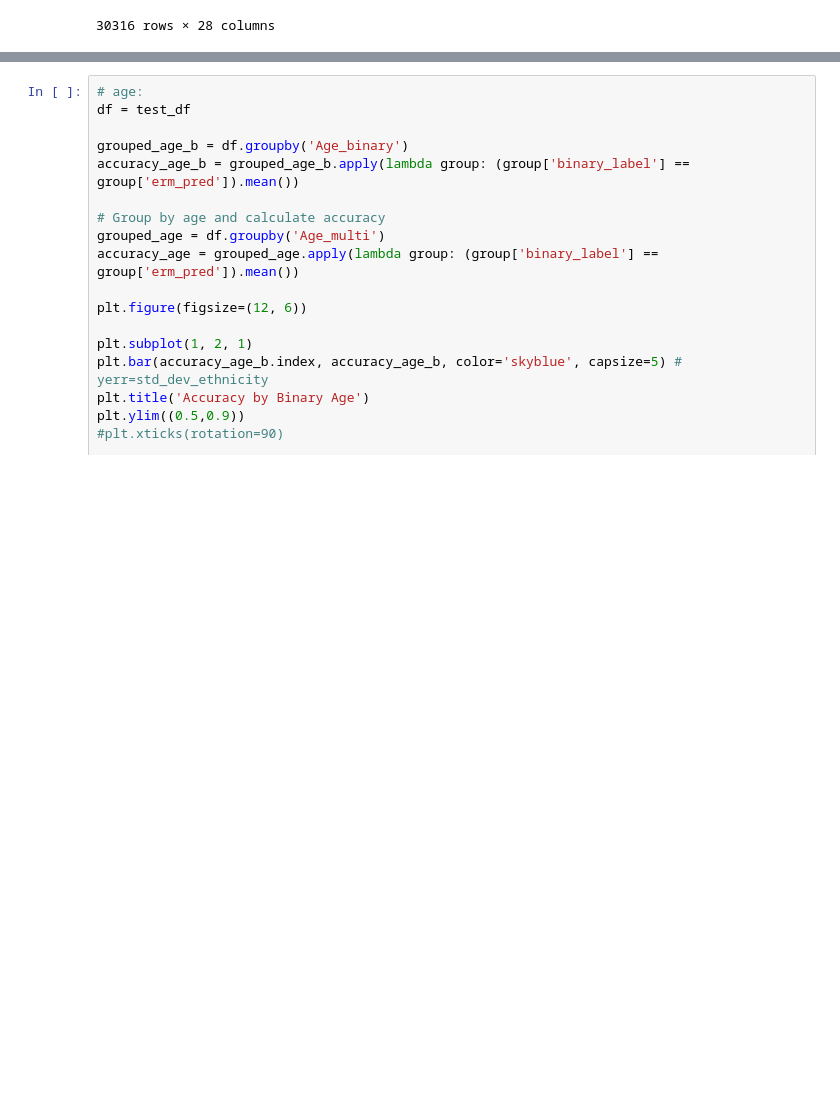
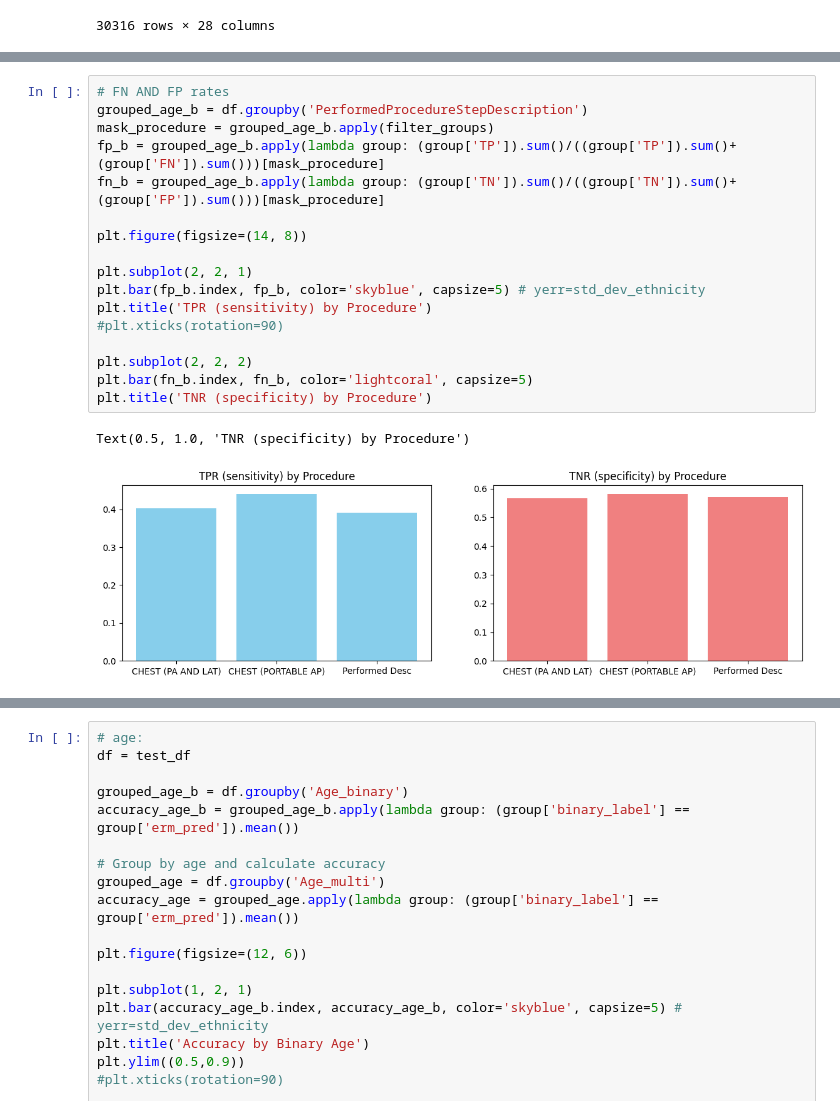
Before and after one commit to anissa218/MEDFAIR_UKBB, a Jupyter notebook: notebooks/results_analysis.ipynb, the cells around one changed output, grey strips where cells are left out. Drawn from its saved outputs; the diff is of its cells as text; blank space fills up the shorter version.

```diff
--- a/notebooks/results_analysis.ipynb
+++ b/notebooks/results_analysis.ipynb
@@ -699,0 +801,20 @@ Index(['Unnamed: 0', 'path', 'patient_cat', 'subject_id', 'study_id', 'image',
+# %%
+# FN AND FP rates
+grouped_age_b = df.groupby('PerformedProcedureStepDescription')
+mask_procedure = grouped_age_b.apply(filter_groups)
+fp_b = grouped_age_b.apply(lambda group: (group['TP']).sum()/((group['TP']).sum()+(group['FN']).sum()))[mask_procedure]
+fn_b = grouped_age_b.apply(lambda group: (group['TN']).sum()/((group['TN']).sum()+(group['FP']).sum()))[mask_procedure]
+
+plt.figure(figsize=(14, 8))
+
+plt.subplot(2, 2, 1)
+plt.bar(fp_b.index, fp_b, color='skyblue', capsize=5) # yerr=std_dev_ethnicity
+plt.title('TPR (sensitivity) by Procedure')
+#plt.xticks(rotation=90)
+
+plt.subplot(2, 2, 2)
+plt.bar(fn_b.index, fn_b, color='lightcoral', capsize=5)
+plt.title('TNR (specificity) by Procedure')
+# %% [output]
+Text(0.5, 1.0, 'TNR (specificity) by Procedure')
+[figure, added]
```
Also changed, not shown: parts of 34 cells of this notebook, 4 other files.
